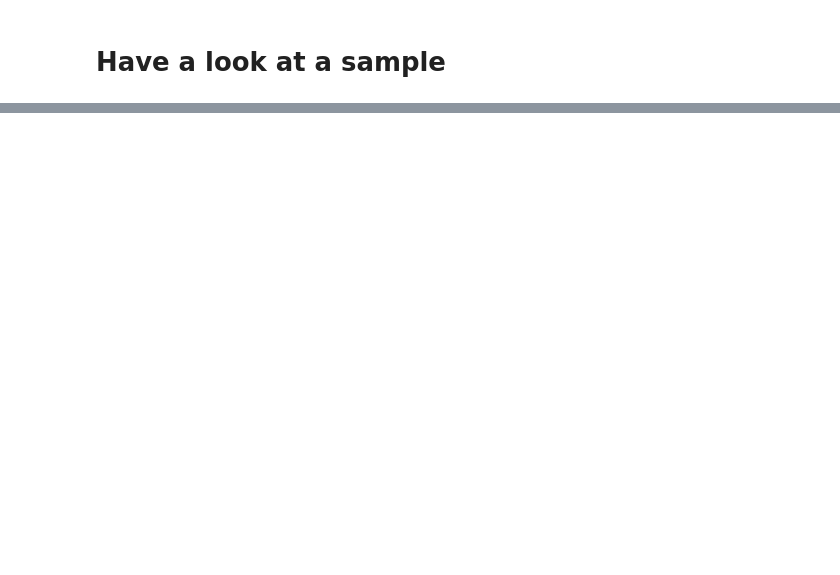
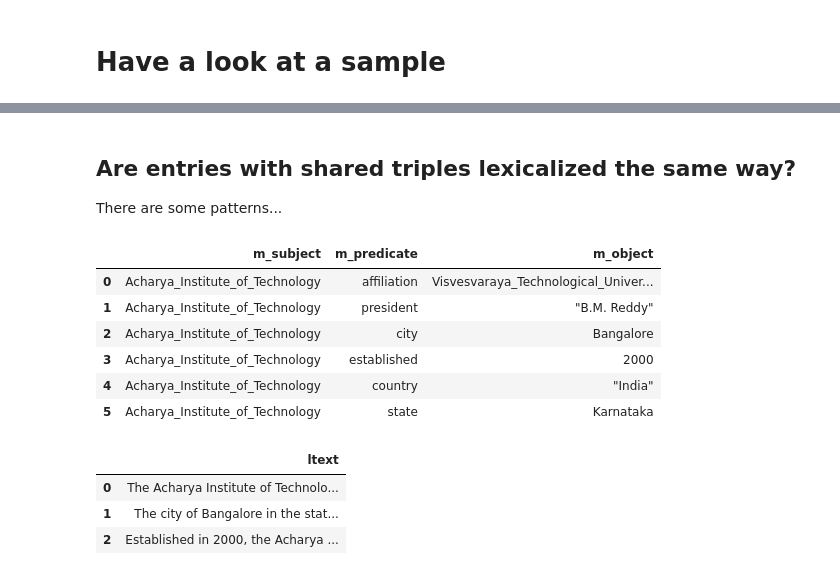
Before and after one commit to abevieiramota/challenge-webnlg, a Jupyter notebook: notebook/1 - Exploratory Data Analysis.ipynb, the cells around one changed output, grey strips where cells are left out. Saved outputs shown, nothing was run; the diff lists cells and outputs as text; code cells hidden in the pictures; blank space fills up the shorter version.

```diff
--- a/notebook/1 - Exploratory Data Analysis.ipynb
+++ b/notebook/1 - Exploratory Data Analysis.ipynb
@@ -217,0 +98,18 @@ comic5.mdf[comic5.mdf.text == 'Bananaman | firstAired | "1983-10-03"']
+# %% [markdown]
+## Are entries with shared triples lexicalized the same way?
+
+There are some patterns...
+# %%
+corpus.sample_w_mtext(mtext='Acharya_Institute_of_Technology | affiliation | Visvesvaraya_Technological_University').display()
+# %% [output]
+|  | m_subject | m_predicate | m_object |
+| 0 | Acharya_Institute_of_Technology | affiliation | Visvesvaraya_Technological_Univer... |
+| 1 | Acharya_Institute_of_Technology | president | "B.M. Reddy" |
+| 2 | Acharya_Institute_of_Technology | city | Bangalore |
+| 3 | Acharya_Institute_of_Technology | established | 2000 |
+| 4 | Acharya_Institute_of_Technology | country | "India" |
+| 5 | Acharya_Institute_of_Technology | state | Karnataka |
+|  | ltext |
+| 0 | The Acharya Institute of Technolo... |
+| 1 | The city of Bangalore in the stat... |
+| 2 | Established in 2000, the Acharya ... |
```
Also changed, not shown: parts of 55 cells of this notebook, 2 other files.
